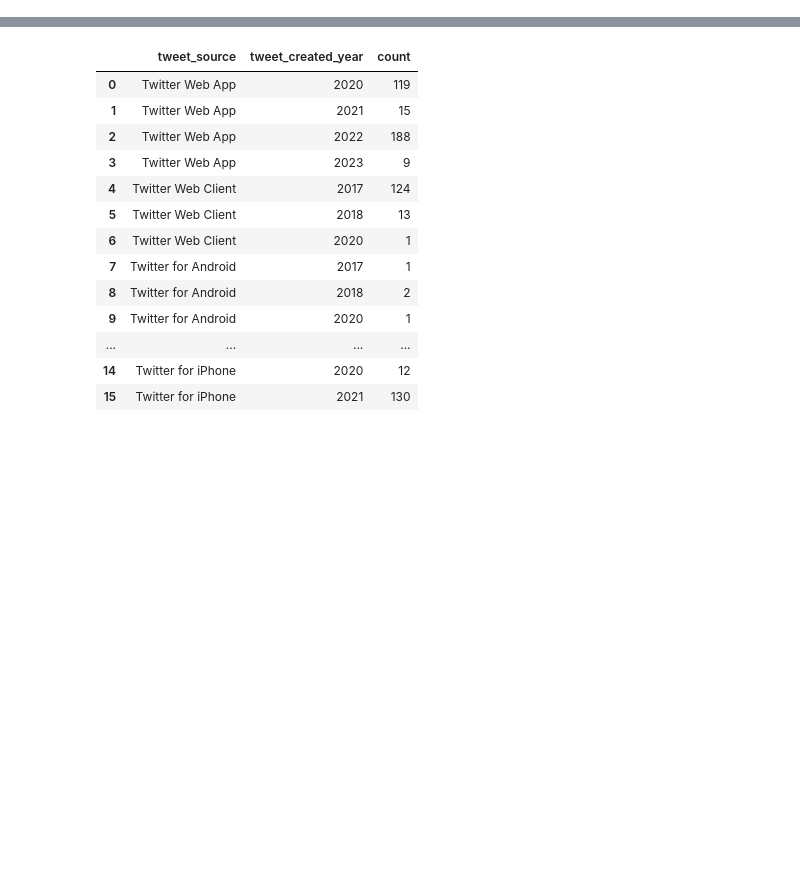
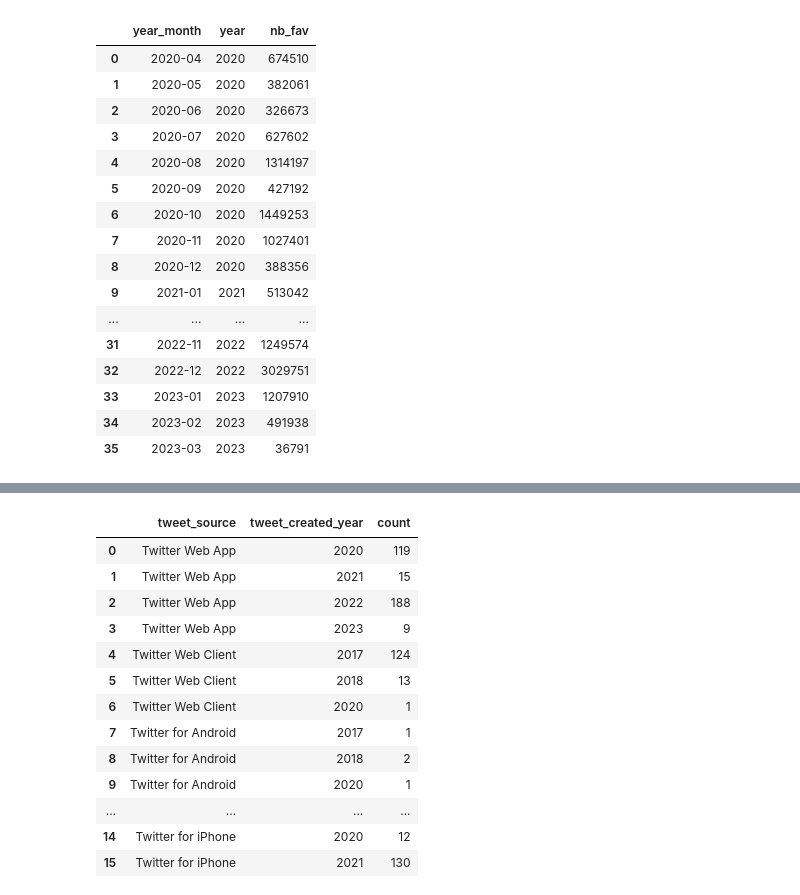
Before and after one commit to 1017SQD/plotly-app, a Jupyter notebook: test.ipynb, the cells around one changed output, grey strips where cells are left out. Saved outputs shown, nothing was run; the diff lists cells and outputs as text; code cells hidden in the pictures; blank space fills up the shorter version.

```diff
--- a/test.ipynb
+++ b/test.ipynb
@@ -4,7 +4,7 @@ import pandas as pd
 import authentification
 import datetime
 # %%
-screen_name = "1O17SQD"
+screen_name = "EmmanuelMacron"
 TWEET_MODE = 'extended'
 api = authentification.credentials()
 
@@ -27,7 +27,7 @@ def get_tweets(screen_name, api):
     tweets = api.user_timeline(screen_name=screen_name,
                                # 200 is the maximum number allowed
                                count=200,
-                               exclude_replies=True,
+                               exclude_replies=False,
                                include_rts=False,
                                # Necessary to keep the full text
                                # otherwise only the first 140 words are extracted
@@ -59,7 +59,7 @@ def get_all_tweets(screen_name, api):
         tweets = api.user_timeline(screen_name=screen_name,
                                    # 200 is the maximum number allowed
                                    count=200,
-                                   exclude_replies=True,
+                                   exclude_replies=False,
                                    include_rts=False,
                                    max_id=oldest_id - 1,
                                    # Necessary to keep the full text
@@ -73,13 +73,27 @@ def get_all_tweets(screen_name, api):
 
     return all_tweets
 # %%
-def tweet_source(screen_name, api):
+def public_metrics(screen_name, api):
     tweet_source = []
-    tweet_created_year = []
+    year = []
+    year_month = []
+    tweets_txt = []
+    nb_retweet = []
+    nb_fav = []
+
     for status in get_all_tweets(screen_name, api):
         tweet_source.append(status.source)
-        tweet_created_year.append(status.created_at.strftime("%Y"))
-    df = {'tweet_source': tweet_source, 'tweet_created_year': tweet_created_year}
-    df = pd.DataFrame(df)
-    return df
-df = tweet_source(screen_name, api)
+        year.append(int(status.created_at.strftime("%Y")))
+        year_month.append(status.created_at.strftime("%Y-%m"))
+        tweets_txt.append(status.full_text)
+        nb_retweet.append(status.retweet_count)
+        nb_fav.append(status.favorite_count)
+
+    dict_metrics = {'tweet_source': tweet_source, 'year': year,
+          'tweets_txt':tweets_txt, 'nb_retweet':nb_retweet,
+          'nb_favorite':nb_fav, 'year_month':year_month}
+
+    df_metrics = pd.DataFrame(dict_metrics)
+    return df_metrics
+
+df = public_metrics(screen_name, api)
@@ -85,0 +134,20 @@ df = tweet_source(screen_name, api)
+# %%
+df.groupby(['year_month', 'year'])['nb_favorite'].sum().reset_index(name='nb_fav')
+# %% [output]
+|  | year_month | year | nb_fav |
+| 0 | 2020-04 | 2020 | 674510 |
+| 1 | 2020-05 | 2020 | 382061 |
+| 2 | 2020-06 | 2020 | 326673 |
+| 3 | 2020-07 | 2020 | 627602 |
+| 4 | 2020-08 | 2020 | 1314197 |
+| 5 | 2020-09 | 2020 | 427192 |
+| 6 | 2020-10 | 2020 | 1449253 |
+| 7 | 2020-11 | 2020 | 1027401 |
+| 8 | 2020-12 | 2020 | 388356 |
+| 9 | 2021-01 | 2021 | 513042 |
+| ... | ... | ... | ... |
+| 31 | 2022-11 | 2022 | 1249574 |
+| 32 | 2022-12 | 2022 | 3029751 |
+| 33 | 2023-01 | 2023 | 1207910 |
+| 34 | 2023-02 | 2023 | 491938 |
+| 35 | 2023-03 | 2023 | 36791 |
```
Also changed, not shown: parts of 15 cells of this notebook, 4 other files.
